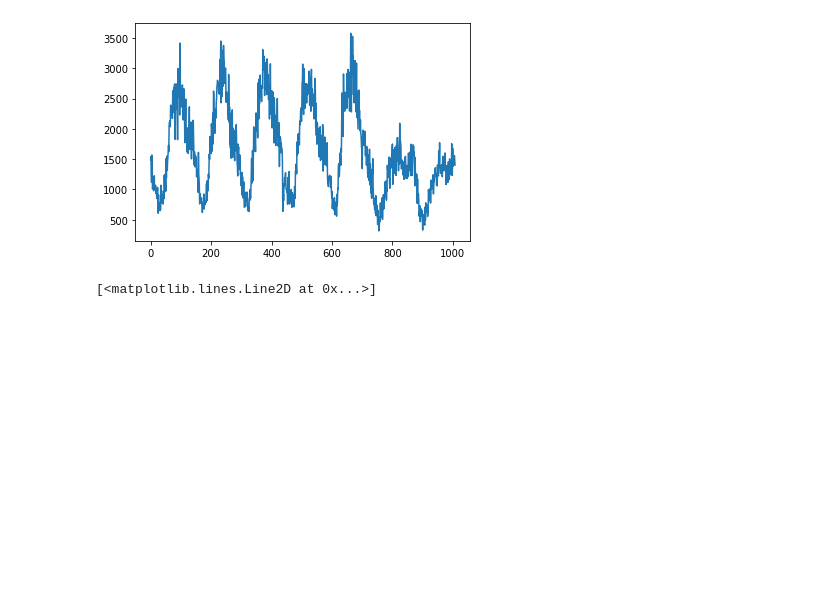
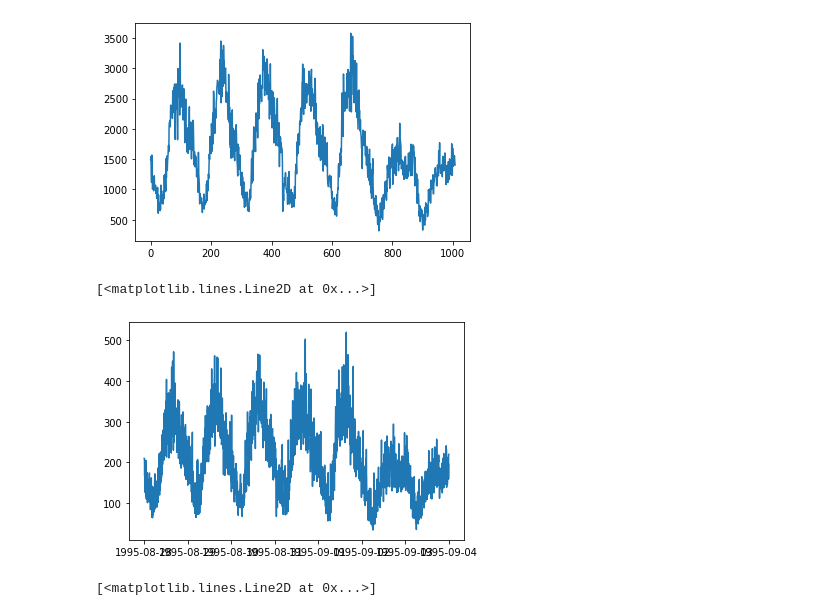
Before and after one commit to nnao45/jaist-my-jupyter, a Jupyter notebook: notebook/clark_net/test01.ipynb, the cells around one changed output. Saved outputs shown, nothing was run; the diff lists cells and outputs as text; code cells hidden in the pictures; blank space fills up the shorter version.

```diff
--- a/notebook/clark_net/test01.ipynb
+++ b/notebook/clark_net/test01.ipynb
@@ -84,3 +84,7 @@ df_S
 | 604705 | 1995-09-03 23:58:59 | 4 |
 | 604706 | 1995-09-03 23:59:00 | 3 |
 604707 rows × 2 columns
+# %%
+
+df_1M = df_S.groupby(pd.Grouper(key="date", freq="min")).sum().reset_index()
+df_1M
@@ -106,3 +124,11 @@ plt.plot(df_M["count"])
 # %% [output]
 [<matplotlib.lines.Line2D at 0x...>]
 [figure]
+# %%
+df_1M_count = df_1M["count"].rolling(6).max().array.reshape(-1, 1)
+df_1M_date = df_1M["date"].array.reshape(-1, 1)
+# %%
+plt.plot(df_1M_date, df_1M_count)
+# %% [output]
+[<matplotlib.lines.Line2D at 0x...>]
+[figure, added]
```
Also changed, not shown: parts of 14 cells of this notebook, 1 other file.
